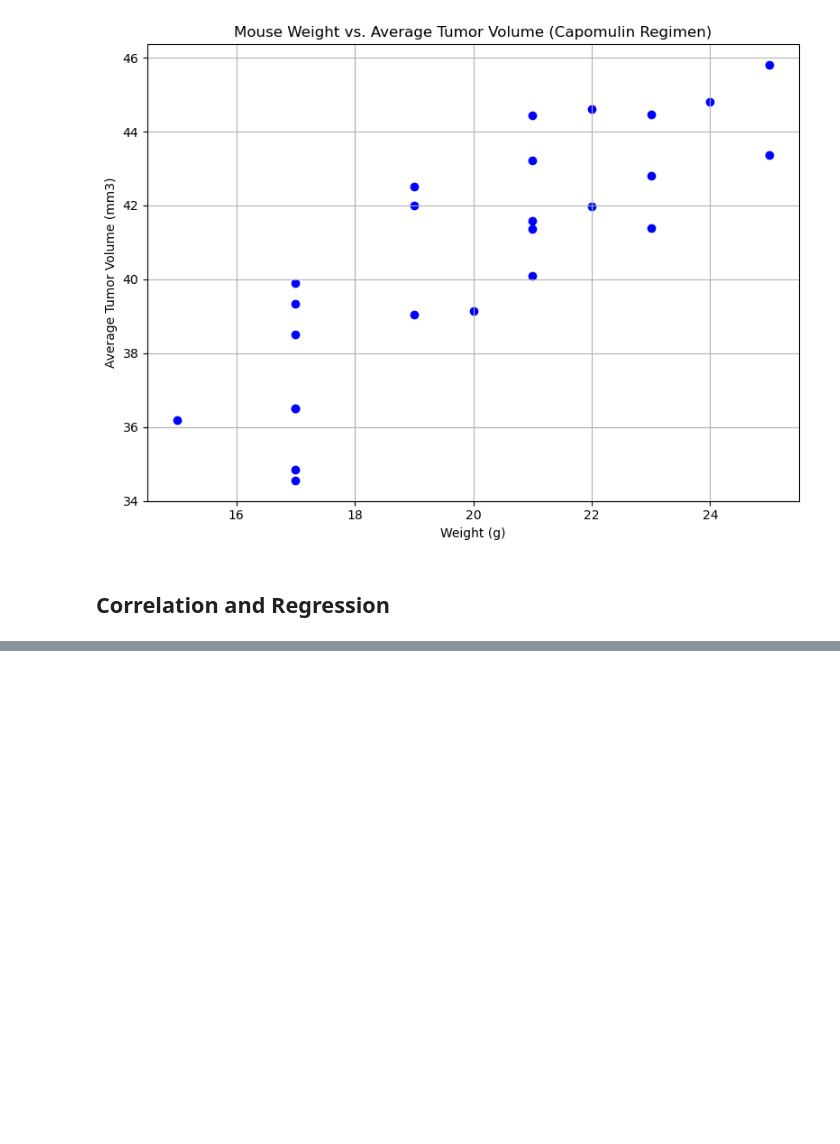
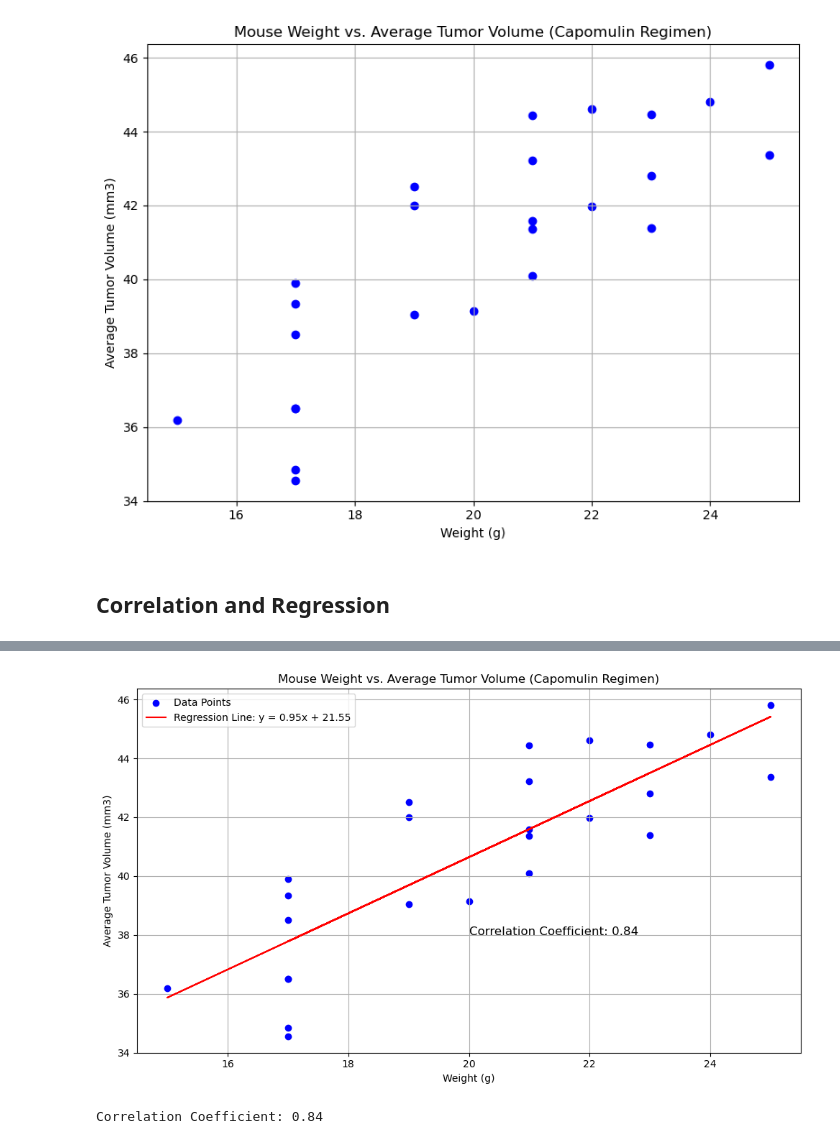
Before and after one commit to EmilyQQQQQ/Matplotlib-challenge, a Jupyter notebook: Pymaceuticals/pymaceuticals_starter.ipynb, the cells around one changed output, grey strips where cells are left out. Drawn from its saved outputs; the diff is of its cells as text; code cells hidden in the pictures; blank space fills up the shorter version.

```diff
--- a/Pymaceuticals/pymaceuticals_starter.ipynb
+++ b/Pymaceuticals/pymaceuticals_starter.ipynb
@@ -356,0 +355,37 @@ The correlation between mouse weight and the average tumor volume is 0.84
+# %%
+# Calculate the correlation coefficient between mouse weight and average tumor volume
+correlation_coefficient = np.corrcoef(mouse_weights, average_tumor_volume)[0, 1]
+
+# Perform linear regression using st.linregress
+slope, intercept, r_value, p_value, std_err = st.linregress(mouse_weights, average_tumor_volume)
+
+# Create a linear regression equation
+regress_values = mouse_weights * slope + intercept
+equation = f'y = {slope:.2f}x + {intercept:.2f}'
+
+# Create a scatter plot with the regression line
+plt.figure(figsize=(10, 6))
+plt.scatter(mouse_weights, average_tumor_volume, marker='o', color='b', label='Data Points')
+plt.plot(mouse_weights, regress_values, 'r-', label=f'Regression Line: {equation}')
+
+# Set plot title and labels
+plt.title('Mouse Weight vs. Average Tumor Volume (Capomulin Regimen)')
+plt.xlabel('Weight (g)')
+plt.ylabel('Average Tumor Volume (mm3)')
+
+# Add the correlation coefficient to the plot
+plt.annotate(f'Correlation Coefficient: {correlation_coefficient:.2f}', (20, 38), fontsize=12, color='black')
+
+# Display the legend
+plt.legend()
+
+# Display the plot
+plt.grid(True)
+plt.tight_layout()
+plt.show()
+
+# Print the correlation coefficient
+print(f'Correlation Coefficient: {correlation_coefficient:.2f}')
+# %% [output]
+[figure, added]
+Correlation Coefficient: 0.84
```
Also changed, not shown: parts of 6 cells of this notebook.
